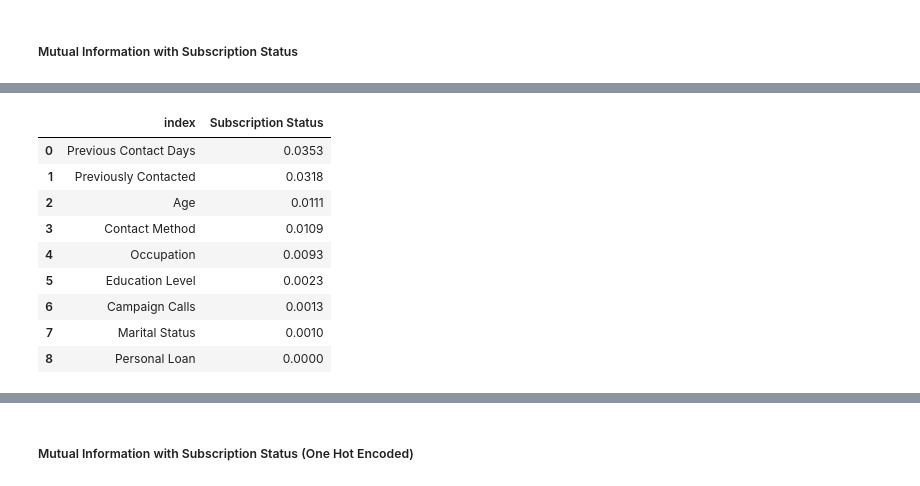
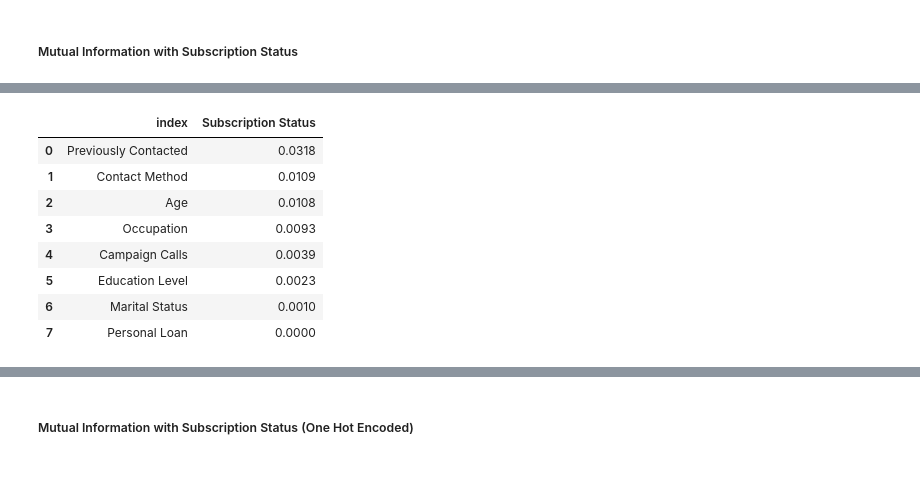
Before and after one commit to HigherGround189/EGT309-Team-Harish-Kanna, a Jupyter notebook: notebooks/Jun_Hoe_eda.ipynb, the cells around one changed output, grey strips where cells are left out. Drawn from its saved outputs; the diff is of its cells as text; code cells hidden in the pictures.

```diff
--- a/notebooks/Jun_Hoe_eda.ipynb
+++ b/notebooks/Jun_Hoe_eda.ipynb
@@ -1134,12 +1011,8 @@ plot_hist_graph(df, col="Campaign Calls", bins=30, bargap=0.1, dtick=5, x_rotati
 # %% [markdown]
 ##### Data Cleaning on `Previously Contacted` Column
 # %%
-df["Previously Contacted"] = (
-    df["Previous Contact Days"] != 999
-)  # Replace no prior (999) with False
-df.replace(
-    {"Previous Contact Days": 999}, -1, inplace=True
-)  # Replace no prior (999) with -1
+df["Previously Contacted"] = df["Previous Contact Days"] != 999 # Replace no prior (999) with False
+df.replace({"Previous Contact Days": 999}, -1, inplace=True) # Replace no prior (999) with -1
 df.head()
 # %% [output]
 |  | Age | Occupation | Marital Status | Education Level | Housing Loan | Personal Loan | Contact Method | ... |
@@ -1417,10 +1268,7 @@ def bin_numeric(df, bins=10):
 target = "Personal Loan"
 bin_num_df = bin_numeric(df.dropna(subset=[target]))
 df_encode_temp = int_encode(bin_num_df)
-X_df_temp, y_temp = (
-    df_encode_temp.drop([target, "Housing Loan", "Age"], axis=1),
-    df_encode_temp[target],
-)
+X_df_temp, y_temp = df_encode_temp.drop([target, "Housing Loan", "Age"], axis=1), df_encode_temp[target]
 print(X_df_temp.info())
 # %% [output]
 <class 'pandas.core.frame.DataFrame'>
@@ -1754,6 +1591,8 @@ ___
 ___
 
 1.
+# %%
+df_new.drop("Previous Contact Days", axis=1, inplace=True)
 # %% [markdown]
 ### Potential feature selection method
 # %%
@@ -1822,27 +1650,22 @@ memory usage: 2.0 MB
 # %%
-discrete_mask = [False, True, True, True, True, True, False, False, True]
+discrete_mask=[False, True, True, True, True, True, False, True]
 
-target_mi_scores = mutual_info_classif(
-    int_encoded_X, y_train, random_state=42, discrete_features=discrete_mask
-)
+target_mi_scores = mutual_info_classif(int_encoded_X, y_train, random_state=42, discrete_features=discrete_mask)
 # %%
 target_mi = pd.Series(target_mi_scores)
 target_mi.index = int_encoded_X.columns
-target_mi = (
-    target_mi.rename(y_train.name).sort_values(ascending=False).round(4).reset_index()
-)
+target_mi = target_mi.rename(y_train.name).sort_values(ascending=False).round(4).reset_index()
 target_mi
 # %% [output]
 |  | index | Subscription Status |
-| 0 | Previous Contact Days | 0.0353 |
-| 1 | Previously Contacted | 0.0318 |
-| 2 | Age | 0.0111 |
-| 3 | Contact Method | 0.0109 |
-| 4 | Occupation | 0.0093 |
+| 0 | Previously Contacted | 0.0318 |
+| 1 | Contact Method | 0.0109 |
+| 2 | Age | 0.0108 |
+| 3 | Occupation | 0.0093 |
+| 4 | Campaign Calls | 0.0039 |
 | 5 | Education Level | 0.0023 |
-| 6 | Campaign Calls | 0.0013 |
-| 7 | Marital Status | 0.0010 |
-| 8 | Personal Loan | 0.0000 |
+| 6 | Marital Status | 0.0010 |
+| 7 | Personal Loan | 0.0000 |
 # %%
 select_cols = SelectKBest(k=5)
 select_cols.scores_ = target_mi
```
Also changed, not shown: parts of 56 cells of this notebook.
